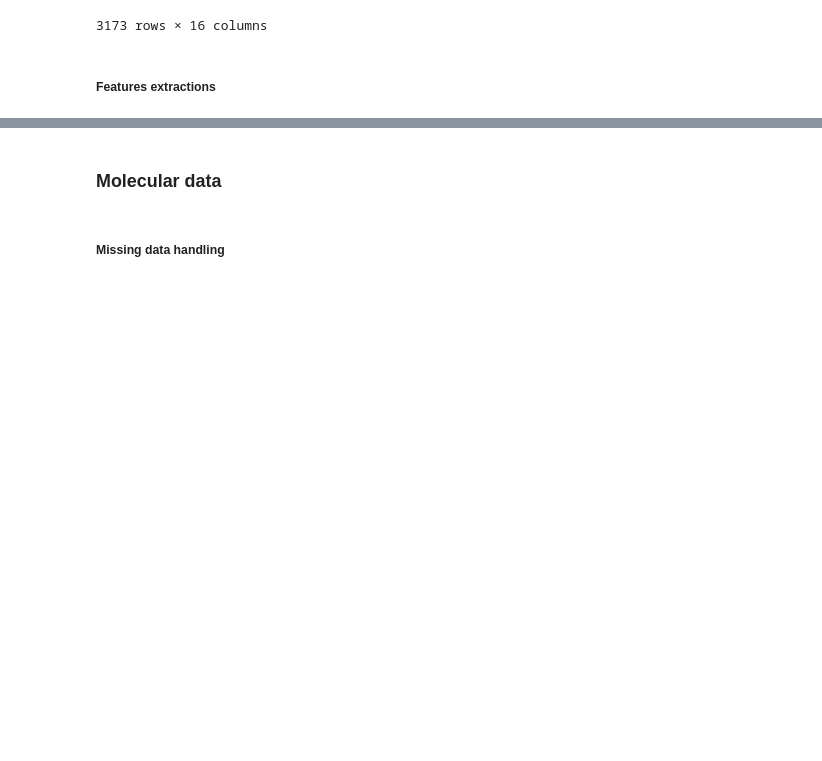
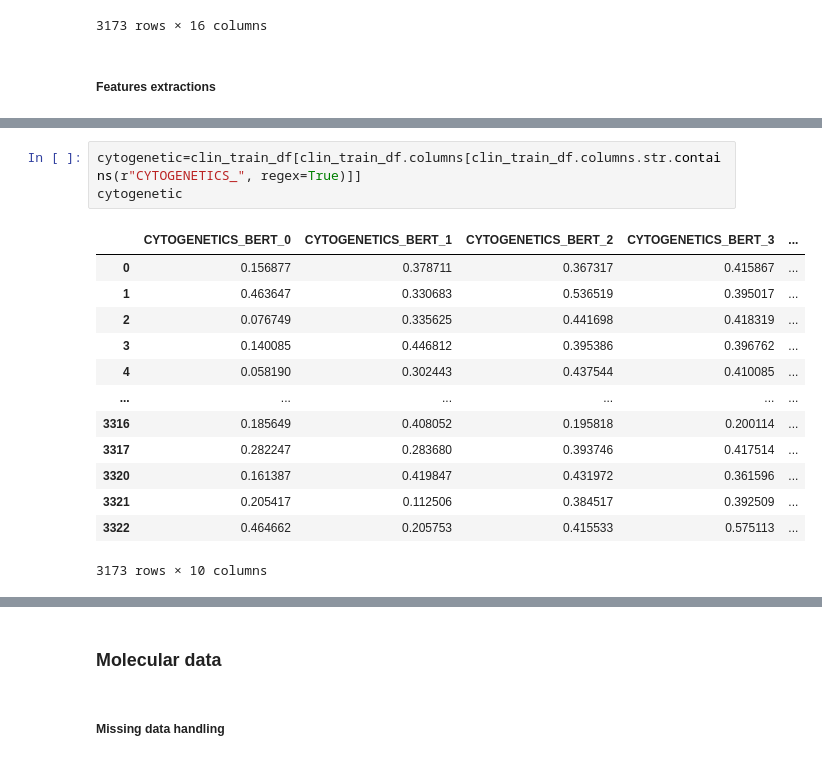
Before and after one commit to oagbohouto86/challenge_qrt, a Jupyter notebook: dm_qrt.ipynb, the cells around one changed output, grey strips where cells are left out. Drawn from its saved outputs; the diff is of its cells as text; blank space fills up the shorter version.

```diff
--- a/dm_qrt.ipynb
+++ b/dm_qrt.ipynb
@@ -588,0 +635,17 @@ df_new
+# %%
+cytogenetic=clin_train_df[clin_train_df.columns[clin_train_df.columns.str.contains(r"CYTOGENETICS_", regex=True)]]
+cytogenetic
+# %% [output]
+|  | CYTOGENETICS_BERT_0 | CYTOGENETICS_BERT_1 | CYTOGENETICS_BERT_2 | CYTOGENETICS_BERT_3 | ... |
+| 0 | 0.156877 | 0.378711 | 0.367317 | 0.415867 | ... |
+| 1 | 0.463647 | 0.330683 | 0.536519 | 0.395017 | ... |
+| 2 | 0.076749 | 0.335625 | 0.441698 | 0.418319 | ... |
+| 3 | 0.140085 | 0.446812 | 0.395386 | 0.396762 | ... |
+| 4 | 0.058190 | 0.302443 | 0.437544 | 0.410085 | ... |
+| ... | ... | ... | ... | ... | ... |
+| 3316 | 0.185649 | 0.408052 | 0.195818 | 0.200114 | ... |
+| 3317 | 0.282247 | 0.283680 | 0.393746 | 0.417514 | ... |
+| 3320 | 0.161387 | 0.419847 | 0.431972 | 0.361596 | ... |
+| 3321 | 0.205417 | 0.112506 | 0.384517 | 0.392509 | ... |
+| 3322 | 0.464662 | 0.205753 | 0.415533 | 0.575113 | ... |
+3173 rows × 10 columns
```
Also changed, not shown: parts of 14 cells of this notebook.
